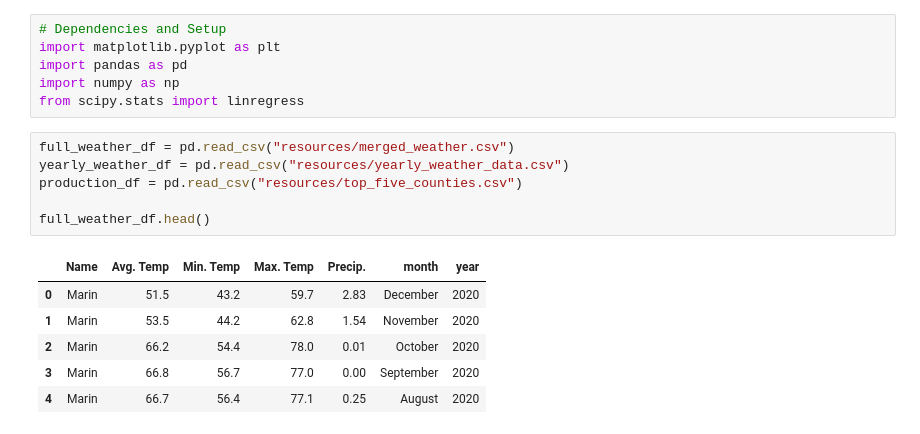
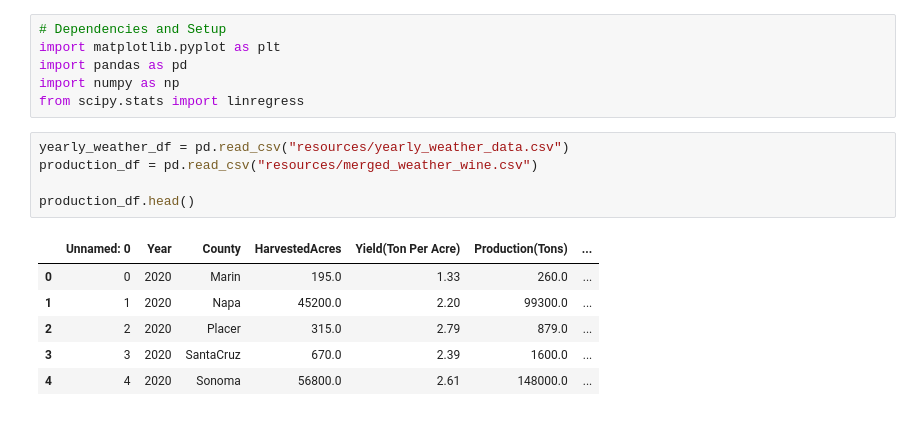
Before and after one commit to m-janssens-boop/dabc_project_one, a Jupyter notebook: data/weather.ipynb, the cells around one changed output. Drawn from its saved outputs; the diff is of its cells as text.

```diff
--- a/data/weather.ipynb
+++ b/data/weather.ipynb
@@ -5,18 +5,17 @@ import pandas as pd
 import numpy as np
 from scipy.stats import linregress
 # %%
-full_weather_df = pd.read_csv("resources/merged_weather.csv")
 yearly_weather_df = pd.read_csv("resources/yearly_weather_data.csv")
-production_df = pd.read_csv("resources/top_five_counties.csv")
+production_df = pd.read_csv("resources/merged_weather_wine.csv")
 
-full_weather_df.head()
+production_df.head()
 # %% [output]
-|  | Name | Avg. Temp | Min. Temp | Max. Temp | Precip. | month | year |
-| 0 | Marin | 51.5 | 43.2 | 59.7 | 2.83 | December | 2020 |
-| 1 | Marin | 53.5 | 44.2 | 62.8 | 1.54 | November | 2020 |
-| 2 | Marin | 66.2 | 54.4 | 78.0 | 0.01 | October | 2020 |
-| 3 | Marin | 66.8 | 56.7 | 77.0 | 0.00 | September | 2020 |
-| 4 | Marin | 66.7 | 56.4 | 77.1 | 0.25 | August | 2020 |
+|  | Unnamed: 0 | Year | County | HarvestedAcres | Yield(Ton Per Acre) | Production(Tons) | ... |
+| 0 | 0 | 2020 | Marin | 195.0 | 1.33 | 260.0 | ... |
+| 1 | 1 | 2020 | Napa | 45200.0 | 2.20 | 99300.0 | ... |
+| 2 | 2 | 2020 | Placer | 315.0 | 2.79 | 879.0 | ... |
+| 3 | 3 | 2020 | SantaCruz | 670.0 | 2.39 | 1600.0 | ... |
+| 4 | 4 | 2020 | Sonoma | 56800.0 | 2.61 | 148000.0 | ... |
 # %%
 # Rename the county column from "Name" to "County"
 
```
Also changed, not shown: parts of 6 cells of this notebook.
